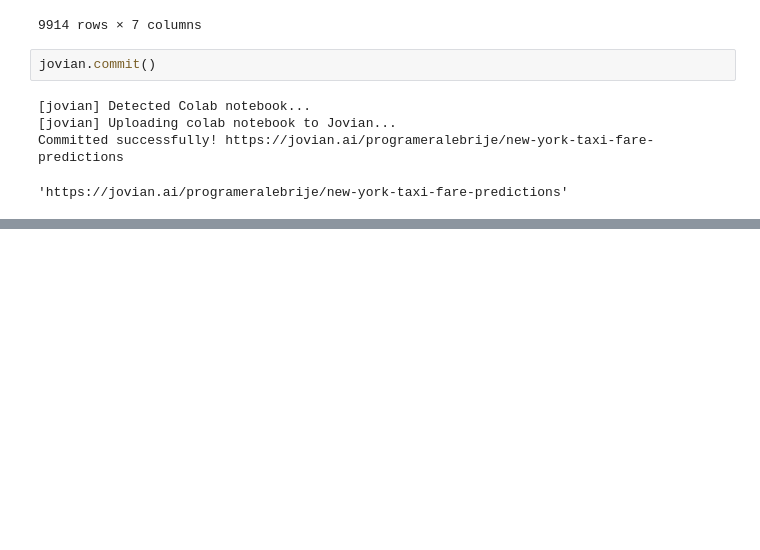
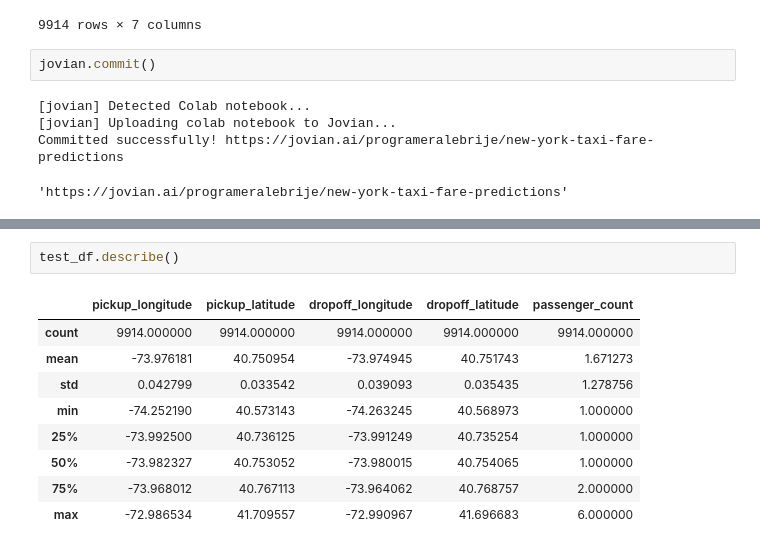
Before and after one commit to programeralebrije/MachineLearningNYtaxi, a Jupyter notebook: new_york_taxi_fare_predictions.ipynb, the cells around one changed output, grey strips where cells are left out. Drawn from its saved outputs; the diff is of its cells as text; blank space fills up the shorter version.

```diff
--- a/new_york_taxi_fare_predictions.ipynb
+++ b/new_york_taxi_fare_predictions.ipynb
@@ -302,0 +376,12 @@ Committed successfully! https://jovian.ai/programeralebrije/new-york-taxi-fare-p
+# %%
+test_df.describe()
+# %% [output]
+|  | pickup_longitude | pickup_latitude | dropoff_longitude | dropoff_latitude | passenger_count |
+| count | 9914.000000 | 9914.000000 | 9914.000000 | 9914.000000 | 9914.000000 |
+| mean | -73.976181 | 40.750954 | -73.974945 | 40.751743 | 1.671273 |
+| std | 0.042799 | 0.033542 | 0.039093 | 0.035435 | 1.278756 |
+| min | -74.252190 | 40.573143 | -74.263245 | 40.568973 | 1.000000 |
+| 25% | -73.992500 | 40.736125 | -73.991249 | 40.735254 | 1.000000 |
+| 50% | -73.982327 | 40.753052 | -73.980015 | 40.754065 | 1.000000 |
+| 75% | -73.968012 | 40.767113 | -73.964062 | 40.768757 | 2.000000 |
+| max | -72.986534 | 41.709557 | -72.990967 | 41.696683 | 6.000000 |
```
Also changed, not shown: parts of 13 cells of this notebook.
